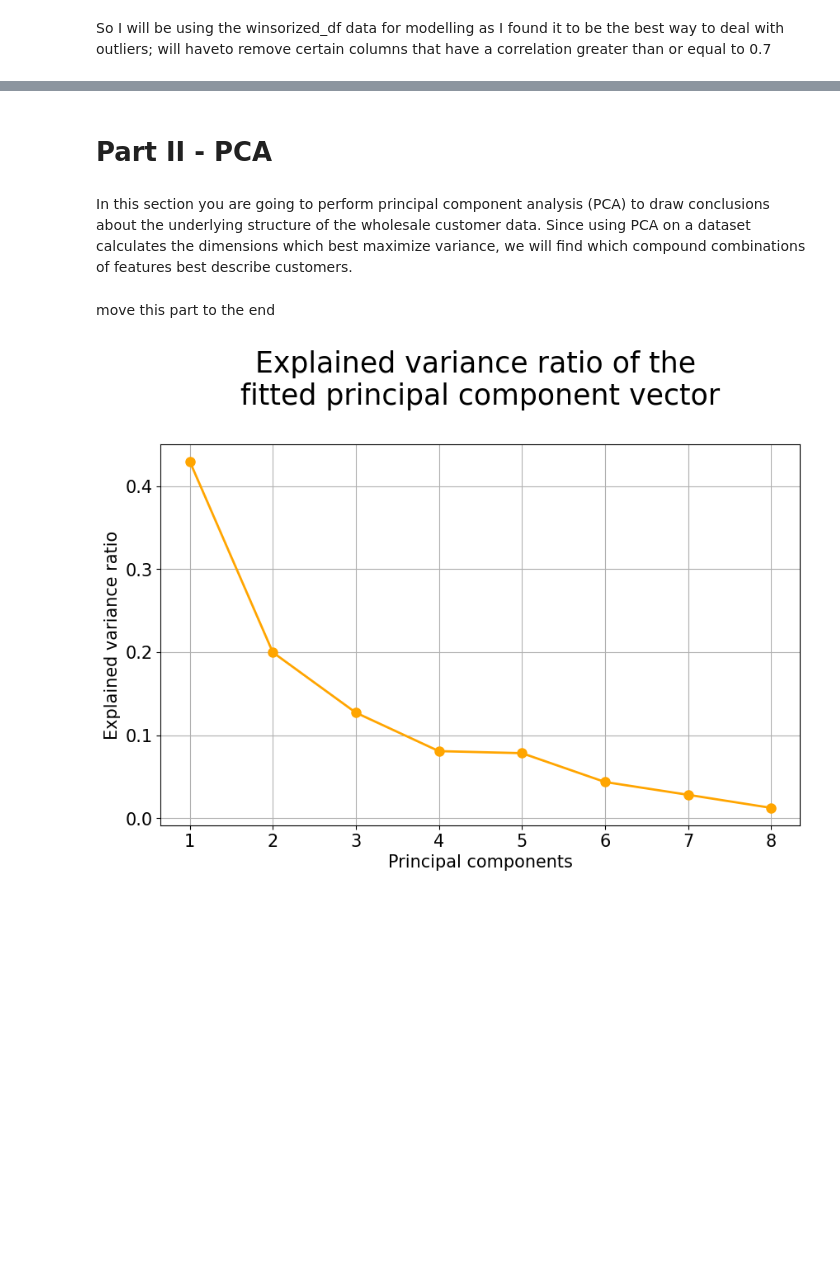
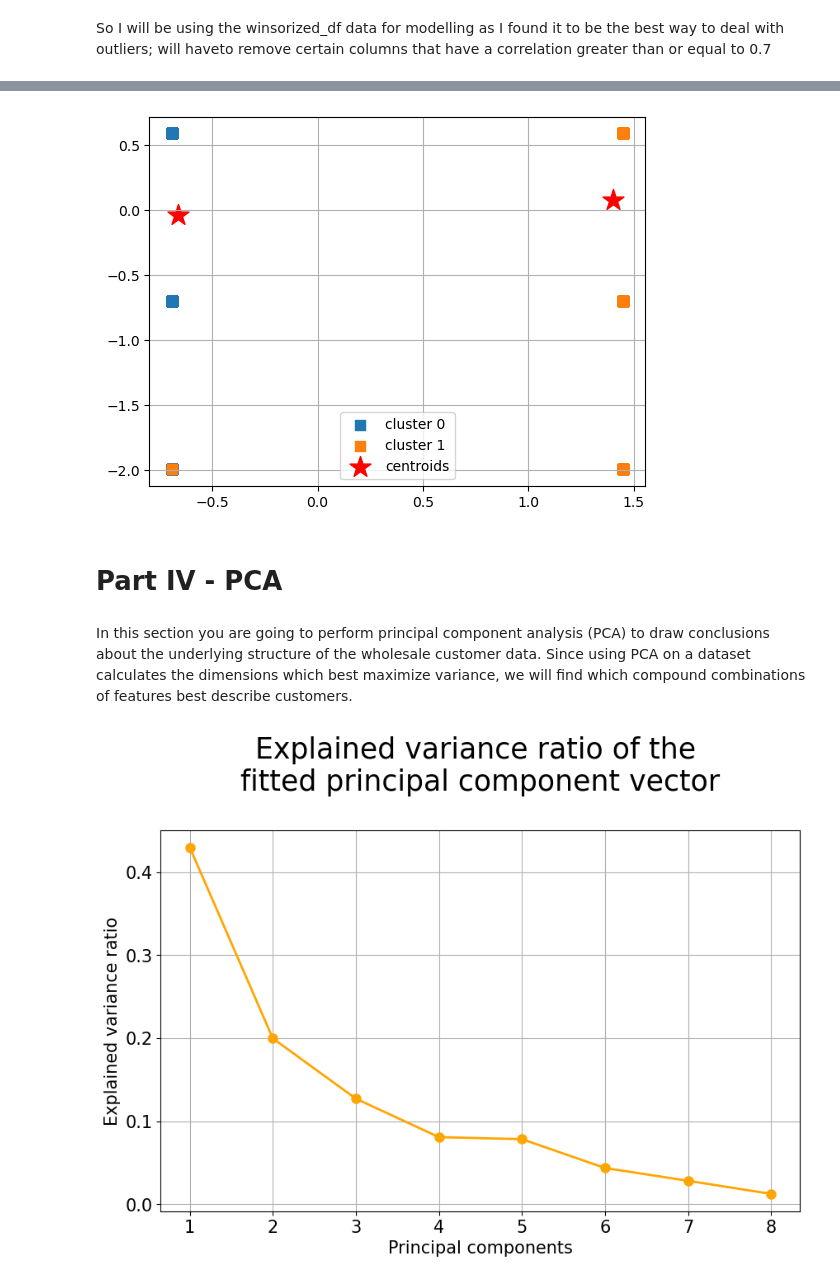
Before and after one commit to SBangarh/ml-project-unsupervised-learning, a Jupyter notebook: Unsupervised Learning - Project.ipynb, the cells around one changed output, grey strips where cells are left out. Cells and saved outputs as stored; diff of their text form; code cells hidden in the pictures; blank space fills up the shorter version.

```diff
--- a/Unsupervised Learning - Project.ipynb
+++ b/Unsupervised Learning - Project.ipynb
@@ -630,9 +826,27 @@ So I will be using the winsorized_df data for modelling as I found it to be the
+# %%
+#start a new pipeline with two of clusters
+
+#num of clusters
+agg_2 = 2
+
+#declare steps
+agg_steps_2 = [('scaler', StandardScaler()),
+             ('agg_cluster', AgglomerativeClustering(metric='euclidean', linkage='ward', n_clusters=agg_2))]
+
+#declare pipeline
+agg_pipeline_2 = Pipeline(agg_steps_2)
+
+#data declarations
+X_agg_2 = agg_pipeline_2.named_steps['scaler'].fit_transform(winsorized_df)
+y_agg_2 = agg_pipeline_2.named_steps['agg_cluster'].fit_predict(X_agg_optimal)
+# %%
+plot_clusters(X_agg_2, y_agg_2, plt_cluster_centers= True)
+# %% [output]
+[figure, added]
 # %% [markdown]
-# Part II - PCA
+# Part IV - PCA
 # %% [markdown]
 In this section you are going to perform principal component analysis (PCA) to draw conclusions about the underlying structure of the wholesale customer data. Since using PCA on a dataset calculates the dimensions which best maximize variance, we will find which compound combinations of features best describe customers.
-# %% [markdown]
-move this part to the end
 # %%
 from sklearn.pipeline import Pipeline
 from sklearn.preprocessing import StandardScaler
```
Also changed, not shown: parts of 68 cells of this notebook, 1 other file.
